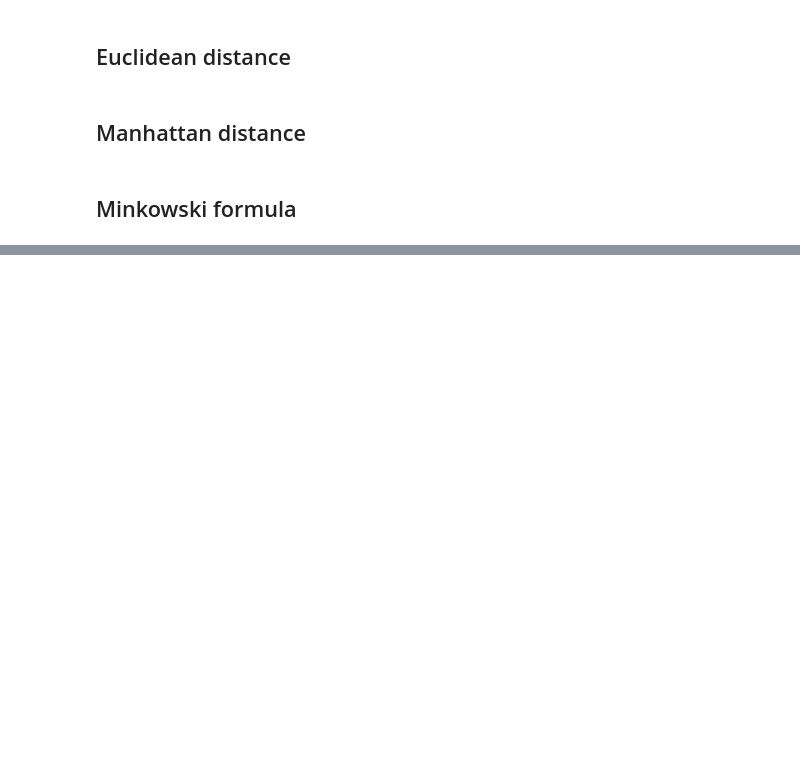
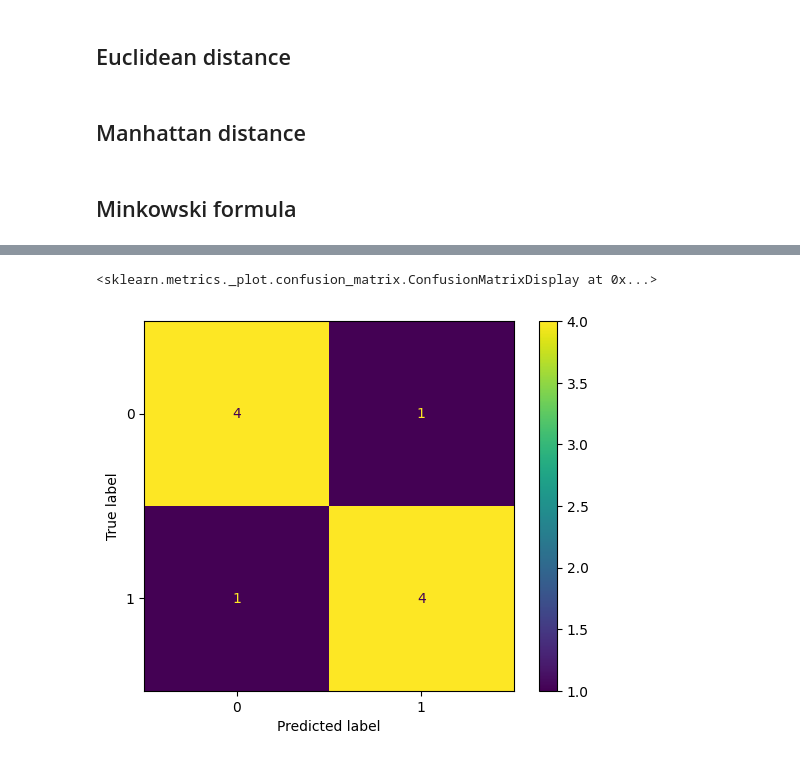
Before and after one commit to AndrejGabris/machine_learning, a Jupyter notebook: hr_analytics_case_study/main.ipynb, the cells around one changed output, grey strips where cells are left out. Drawn from its saved outputs; the diff is of its cells as text; code cells hidden in the pictures; blank space fills up the shorter version.

```diff
--- a/hr_analytics_case_study/main.ipynb
+++ b/hr_analytics_case_study/main.ipynb
@@ -47,0 +55,10 @@ sns.scatterplot(data=target_df,x="MonthlyIncome", y="TotalWorkingYears", hue="At
+# %%
+pred =    [1, 1, 1, 1, 1, 0, 0, 0, 0, 0]
+reality = [1, 0, 1, 1, 1, 1, 0, 0, 0, 0]
+
+cm = confusion_matrix(reality, pred)
+disp = ConfusionMatrixDisplay(cm)
+disp.plot()
+# %% [output]
+<sklearn.metrics._plot.confusion_matrix.ConfusionMatrixDisplay at 0x...>
+[figure, added]
```
Also changed, not shown: parts of 7 cells of this notebook.
